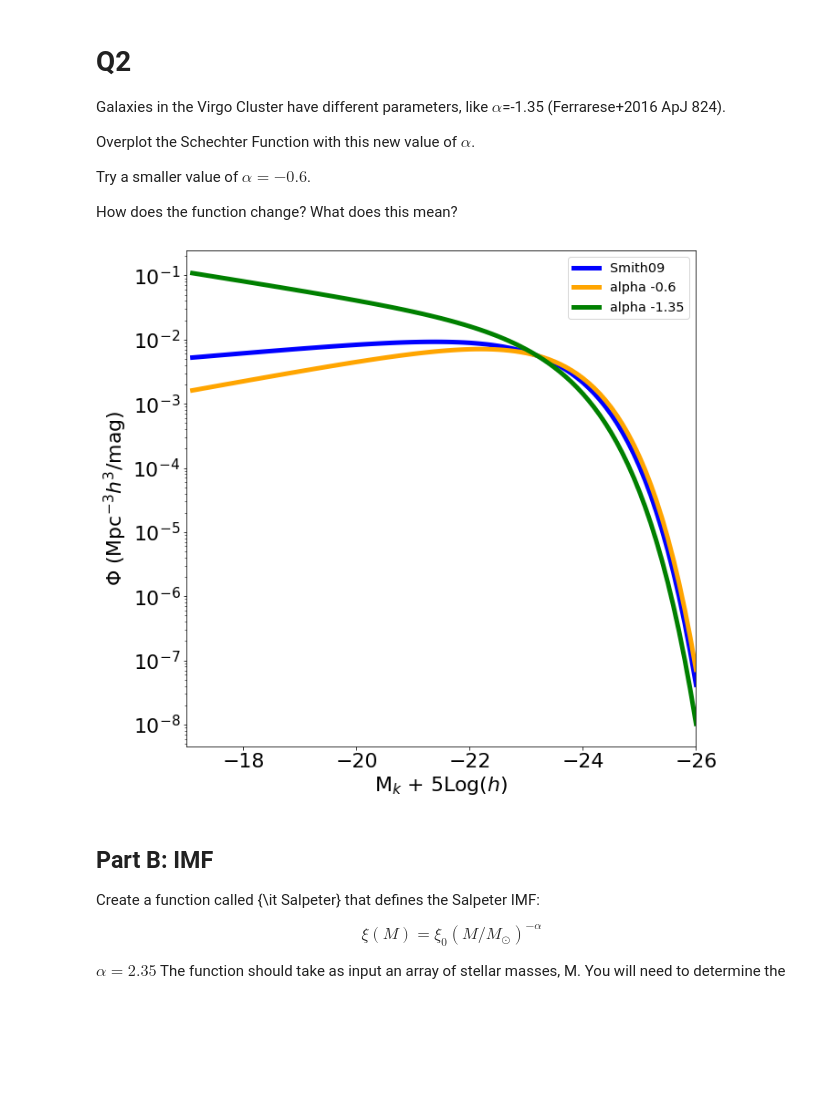
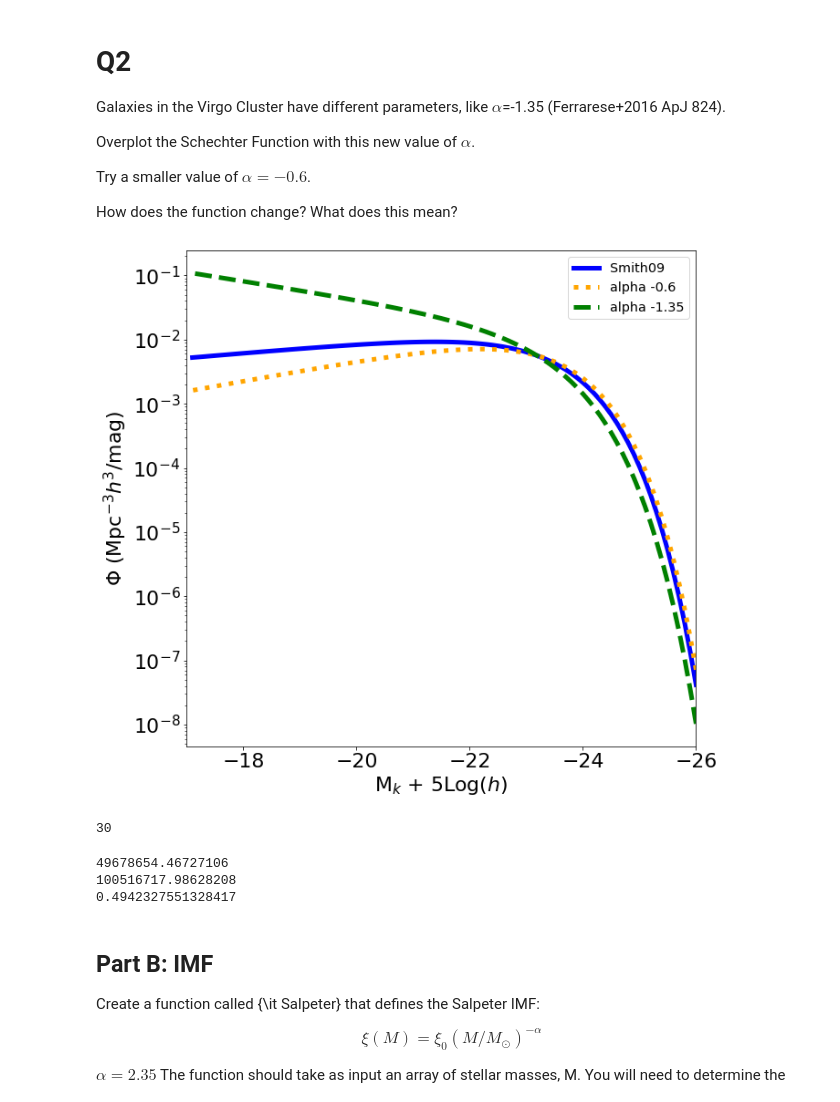
Before and after one commit to AstroJosePC/400B_PerezChavez, a Jupyter notebook: InClassLabs/Lab2/Lab2.ipynb, the cells around one changed output. Saved outputs shown, nothing was run; the diff lists cells and outputs as text; code cells hidden in the pictures; blank space fills up the shorter version.

```diff
--- a/InClassLabs/Lab2/Lab2.ipynb
+++ b/InClassLabs/Lab2/Lab2.ipynb
@@ -67,37 +67,33 @@ How does the function change?  What does this mean?
 MK = np.arange(-26, -17, 0.1)
 # %%
 # Plot the Schechter Function
-
 fig = plt.figure(figsize=(10,10))  # sets the scale of the figure
 ax = plt.subplot(111)
 
 # Plot the default values (y axis log)
-# ADD HERE
 ax.semilogy(MK, Schechter(MK), color='blue', lw=5, label='Smith09')
-ax.semilogy(MK, Schechter(MK, alpha=-0.6), color='orange', lw=5, label='alpha -0.6')
-ax.semilogy(MK, Schechter(MK, alpha=-1.35), color='green', lw=5, label='alpha -1.35')
 
 # Q2 solutions: change alpha
-# ADD HERE
-
+ax.semilogy(MK, Schechter(MK, alpha=-0.6), c='orange', ls=':' , lw=5, label='alpha -0.6')
+ax.semilogy(MK, Schechter(MK, alpha=-1.35), c='green', ls='--' ,lw=5, label='alpha -1.35')
 
 # Add labels
 plt.xlabel(r'M$_k$ + 5Log($h$)', fontsize=22)
 plt.ylabel(r'$\Phi$ (Mpc$^{-3}h^3$/mag)', fontsize=22)
 
 #set axis limits
 plt.xlim(-17,-26)
 
 #adjust tick label font size
 label_size = 22
 matplotlib.rcParams['xtick.labelsize'] = label_size
 matplotlib.rcParams['ytick.labelsize'] = label_size
 
 # add a legend with some customizations.
 legend = ax.legend(loc='upper right',fontsize='x-large')
 
 # Save to a file
 # ax.set_rasterized(True)
 # plt.savefig('Schechter.eps', rasterized=True, dpi=350)
 # %% [output]
-[figure, old version]
+[figure, new version]
@@ -104,3 +117,24 @@ legend = ax.legend(loc='upper right',fontsize='x-large')
+# %%
+# Understand lambda functions
+# Shortcut - defines, and evaluates a function in one line
+
+x = lambda a,b : a*b
+print(x(5,6))
+# %% [output]
+30
+# %%
+# What fraction of the integrated luminosity density lies above Lstar.
+Lupper = quad( lambda L : L*SchechterL(L), 1.4e10, 1e14)
+print(Lupper[0])
+
+Ltotal = quad( lambda L : L*SchechterL(L), 0.1, 1e14)
+print(Ltotal[0])
+
+print(Lupper[0]/Ltotal[0])
+# %% [output]
+49678654.46727106
+100516717.98628208
+0.4942327551328417
 # %% [markdown]
 ## Part B: IMF
 
```
Also changed, not shown: parts of 7 cells of this notebook.
